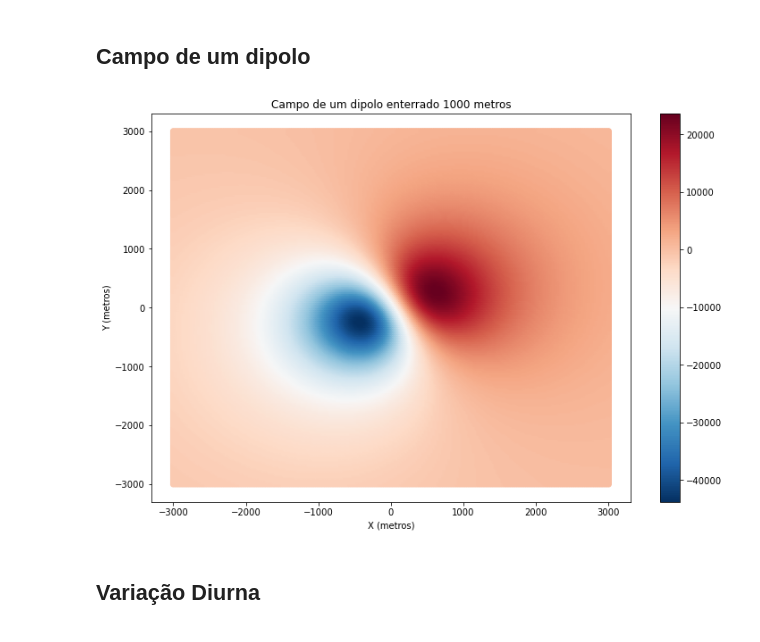
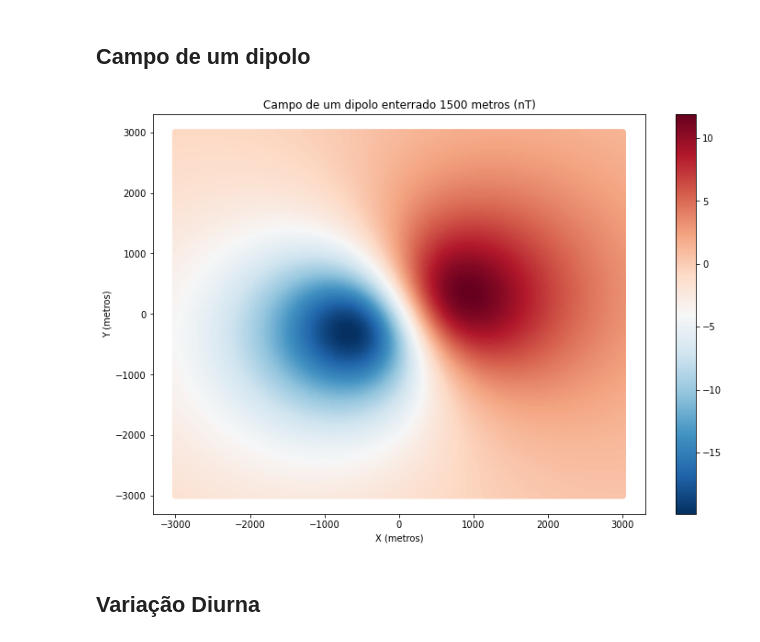
Before and after one commit to gdssouza/IGRF_n_diurnalVariation, a Jupyter notebook: variacao_diurna_sintetica.ipynb, the cells around one changed output. Saved outputs shown, nothing was run; the diff lists cells and outputs as text; code cells hidden in the pictures.

```diff
--- a/variacao_diurna_sintetica.ipynb
+++ b/variacao_diurna_sintetica.ipynb
@@ -27,26 +27,25 @@ def retornaB_dipolo(m_v,x,y,z=0,C=10e-7):
     return C*m*3*cos_theta/(r*r*r)
 # %%
 #campo magnético de um dipolo
-
 #localização
 xc = 0
 yc = 0
-zc = -1000
+zc = -1500
 
 #constante
-C = 10e-7
-
-m_v = np.array([30e18,15e18,6e18])
-B_dipolo = retornaB_dipolo(m_v,X,Y)
+C = 10e-7                               #henry/m
+m_v = np.array([5e6,2e6,8e5])           #Am²
+B_dipolo = retornaB_dipolo(m_v,X,Y)     #T
+B_dipolo = B_dipolo*10e9                #nT
 # %%
 py.rcParams['figure.figsize'] = (12.0, 8.0) #Redimensiona a figura
 plt.scatter(X,Y,c=B_dipolo,cmap = plt.cm.RdBu_r)
 plt.xlabel('X (metros)')
 plt.ylabel('Y (metros)')
-plt.title('Campo de um dipolo enterrado %i metros'%-zc)
+plt.title('Campo de um dipolo enterrado %i metros (nT)'%-zc)
 plt.colorbar()
 plt.show()
 # %% [output]
-[figure, old version]
+[figure, new version]
 # %% [markdown]
 ## Variação Diurna
```
Also changed, not shown: parts of 6 cells of this notebook.
